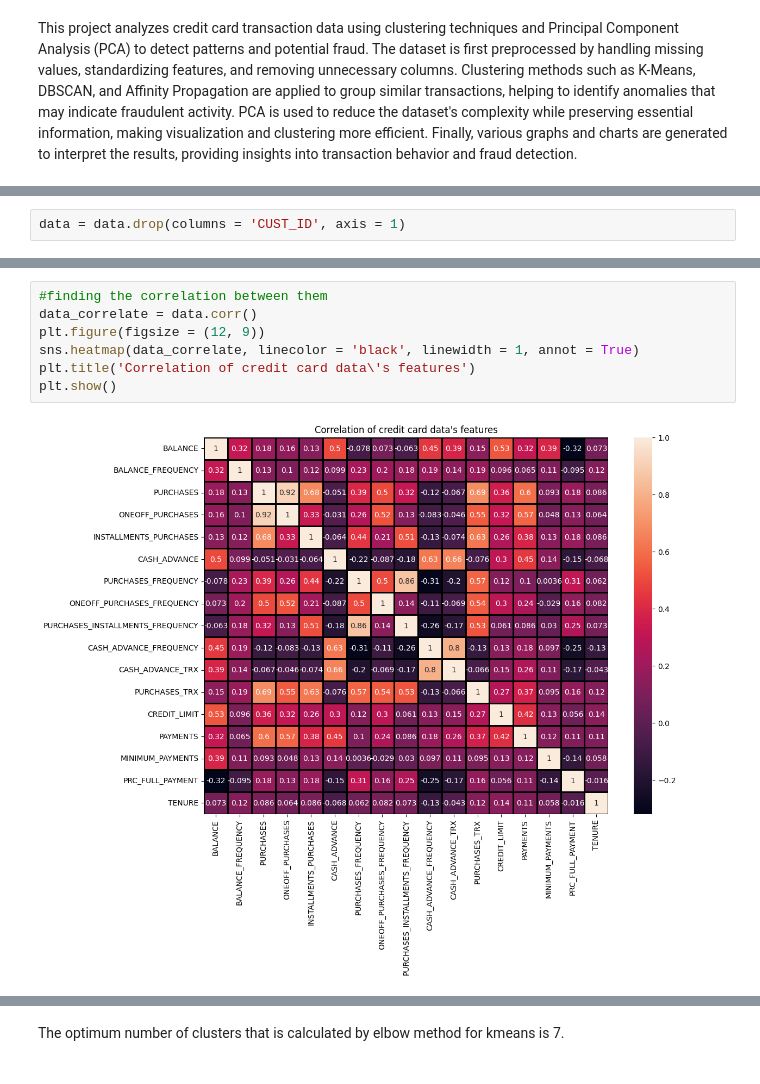
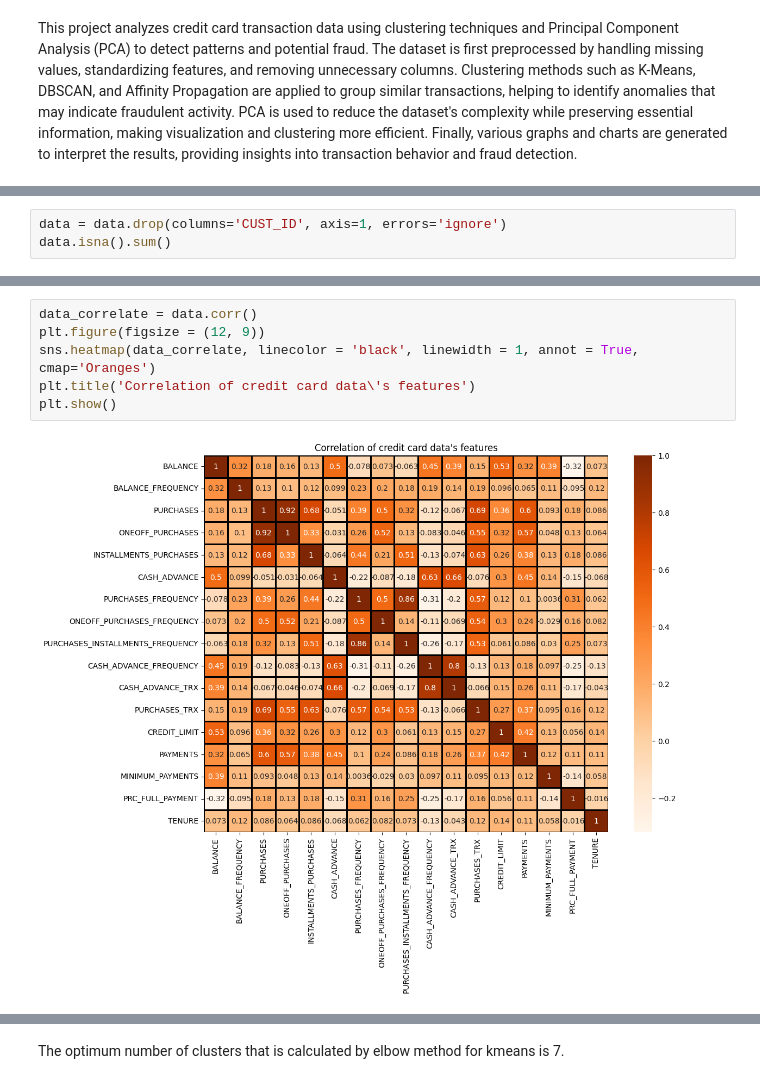
Before and after one commit to getarbind/Unsupervised-Algorithms-in-Machine-Learning-Final-Project, a Jupyter notebook: credit-card-fraud-data-clustering-and-pca.ipynb, the cells around one changed output, grey strips where cells are left out. Drawn from its saved outputs; the diff is of its cells as text.

```diff
--- a/credit-card-fraud-data-clustering-and-pca.ipynb
+++ b/credit-card-fraud-data-clustering-and-pca.ipynb
@@ -104,2 +115,3 @@ data.head()
 # %%
-data = data.drop(columns = 'CUST_ID', axis = 1)
+data = data.drop(columns='CUST_ID', axis=1, errors='ignore')
+data.isna().sum()
@@ -151,9 +171,8 @@ dtype: int64
 # %%
-#finding the correlation between them
 data_correlate = data.corr()
 plt.figure(figsize = (12, 9))
-sns.heatmap(data_correlate, linecolor = 'black', linewidth = 1, annot = True)
+sns.heatmap(data_correlate, linecolor = 'black', linewidth = 1, annot = True, cmap='Oranges')
 plt.title('Correlation of credit card data\'s features')
 plt.show()
 # %% [output]
-[figure, old version]
+[figure, new version]
```
Also changed, not shown: parts of 38 cells of this notebook.
